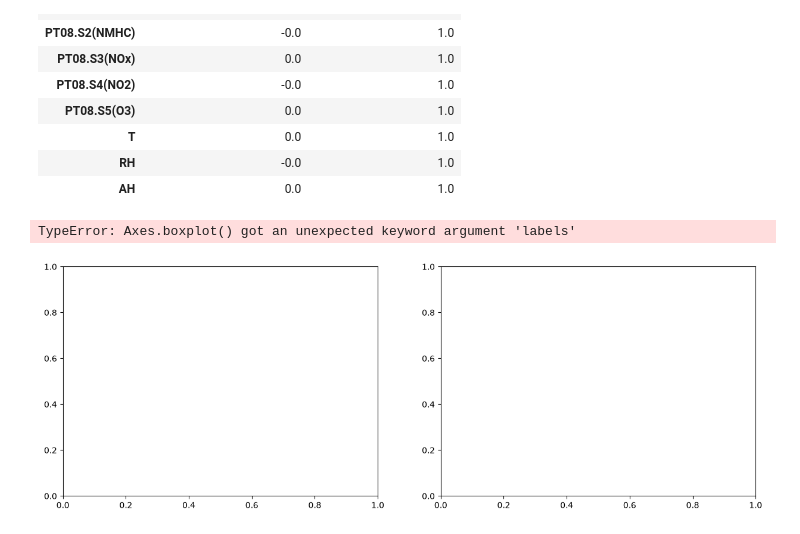
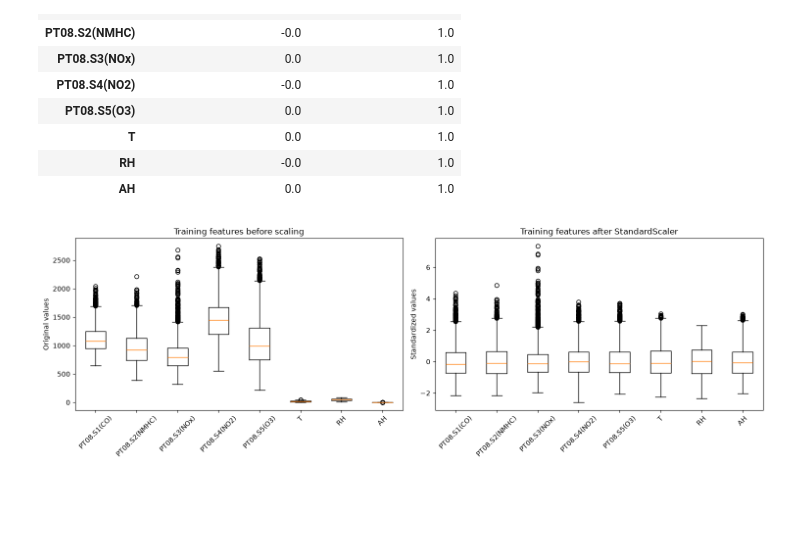
Before and after one commit to ghonilcloud/ML_Assignment_1, a Jupyter notebook: Regression/2.ipynb, the cells around one changed output. Saved outputs shown, nothing was run; the diff lists cells and outputs as text; code cells hidden in the pictures; blank space fills up the shorter version.

```diff
--- a/Regression/2.ipynb
+++ b/Regression/2.ipynb
@@ -280,27 +280,26 @@ display(scaled_summary)
 # %%
 fig, axes = plt.subplots(1, 2, figsize=(15, 5))
 
 axes[0].boxplot(
     [X_train[column].dropna() for column in X_train.columns],
-    labels=X_train.columns,
+    tick_labels=X_train.columns,
 )
 axes[0].set_title("Training features before scaling")
 axes[0].set_ylabel("Original values")
 axes[0].tick_params(axis="x", rotation=45)
 
 axes[1].boxplot(
     [X_train_scaled[:, index] for index in range(X_train_scaled.shape[1])],
-    labels=X.columns,
+    tick_labels=X.columns,
 )
 axes[1].set_title("Training features after StandardScaler")
 axes[1].set_ylabel("Standardized values")
 axes[1].tick_params(axis="x", rotation=45)
 
 fig.tight_layout()
 plt.show()
 # %% [output]
-TypeError: Axes.boxplot() got an unexpected keyword argument 'labels'
-[figure, old version]
+[figure, new version]
 # %%
 models = {
     "Linear Regression": LinearRegression(),
```
Also changed, not shown: parts of 4 cells of this notebook.
